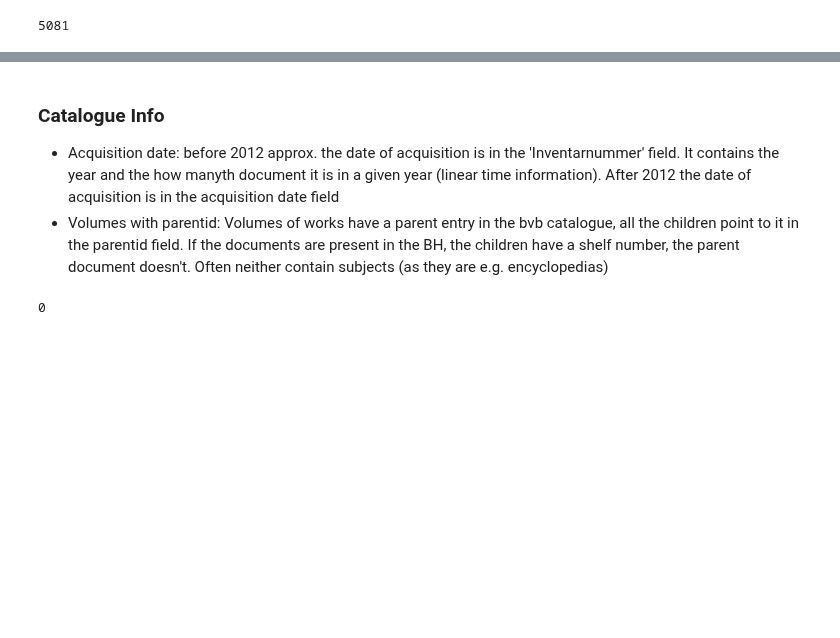
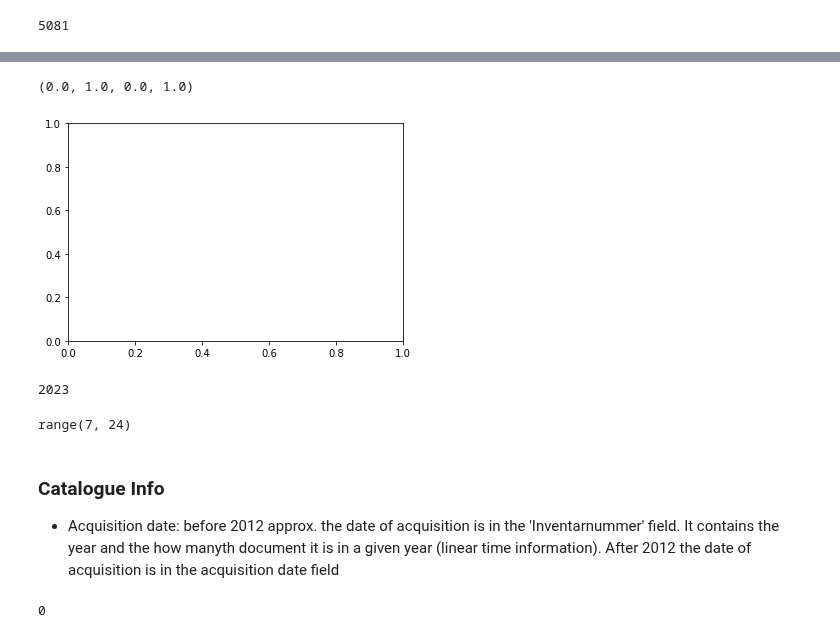
Before and after one commit to hanaCasey/BHVizData, a Jupyter notebook: exploration.ipynb, the cells around one changed output, grey strips where cells are left out. Drawn from its saved outputs; the diff is of its cells as text; code cells hidden in the pictures; blank space fills up the shorter version.

```diff
--- a/exploration.ipynb
+++ b/exploration.ipynb
@@ -67,7 +155,20 @@ funny_years
+# %%
+ax
+# %% [output]
+(0.0, 1.0, 0.0, 1.0)
+[figure, added]
+# %%
+min(grouped.index)
+max(grouped.index)
+# %% [output]
+2023
+# %%
+range(min(grouped.index)%100, max(grouped.index)%100 + 1 )
+# %% [output]
+range(7, 24)
 # %% [markdown]
 ### Catalogue Info
 - Acquisition date: before 2012 approx. the date of acquisition is in the 'Inventarnummer' field. It contains the year and the how manyth document it is in a given year (linear time information). After 2012 the date of acquisition is in the acquisition date field
-- Volumes with parentid: Volumes of works have a parent entry in the bvb catalogue, all the children point to it in the parentid field. If the documents are present in the BH, the children have a shelf number, the parent document doesn't. Often neither contain subjects (as they are e.g. encyclopedias)
 # %%
 # drop documents without subject labels
 
```
Also changed, not shown: parts of 16 cells of this notebook.
